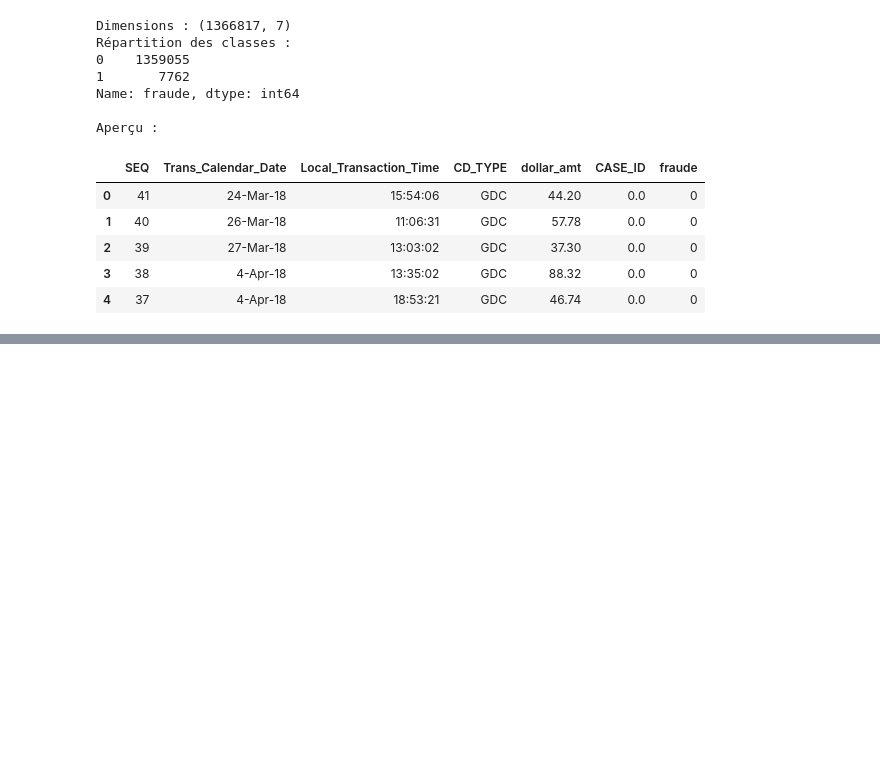
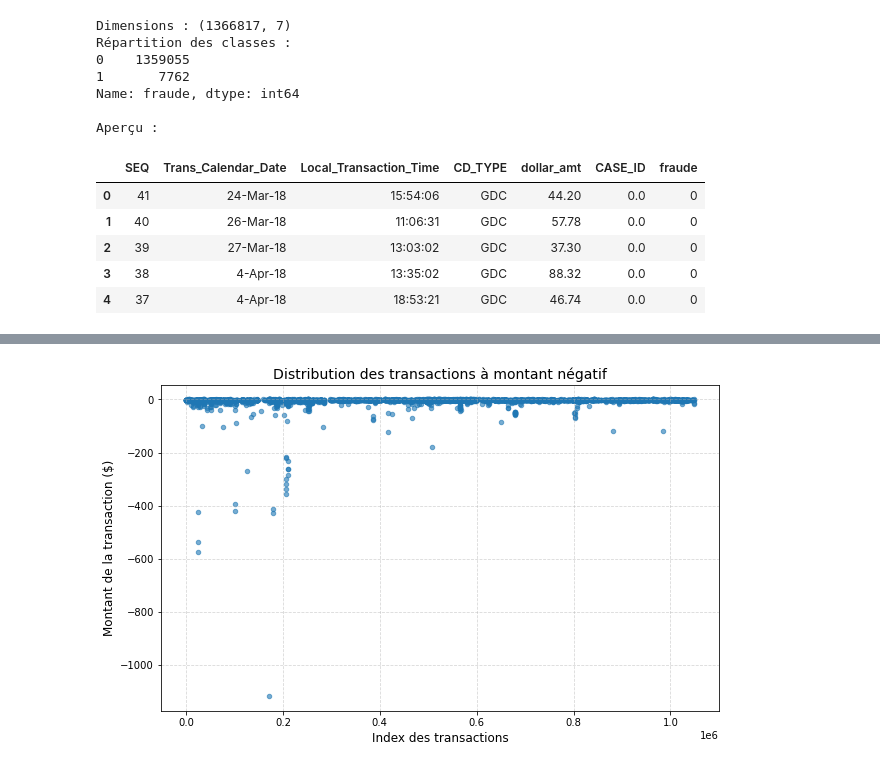
Before and after one commit to PETITLION/DUPE_Capstone_Project, a Jupyter notebook: Final_Project.ipynb, the cells around one changed output, grey strips where cells are left out. Saved outputs shown, nothing was run; the diff lists cells and outputs as text; code cells hidden in the pictures; blank space fills up the shorter version.

```diff
--- a/Final_Project.ipynb
+++ b/Final_Project.ipynb
@@ -199,0 +300,5 @@ Aperçu :
+# %%
+# Vérifier les valeurs négatives dans la colonne dollar_amt
+negatives = Data_card_complete[Data_card_complete['dollar_amt'] < 0]
+print(f"Nombre de transactions à montant négatif : {len(negatives)}")
+negatives.head()
@@ -199,0 +313,18 @@ Aperçu :
+# %%
+# Création du graphique
+plt.figure(figsize=(10,6))
+plt.scatter(
+    x=negatives.index,
+    y=negatives['dollar_amt'],
+    alpha=0.6,
+    s=20
+)
+
+# Mise en forme du graphique
+plt.title("Distribution des transactions à montant négatif", fontsize=14)
+plt.xlabel("Index des transactions", fontsize=12)
+plt.ylabel("Montant de la transaction ($)", fontsize=12)
+plt.grid(True, linestyle="--", alpha=0.5)
+plt.show()
+# %% [output]
+[figure, added]
```
Also changed, not shown: parts of 20 cells of this notebook.
